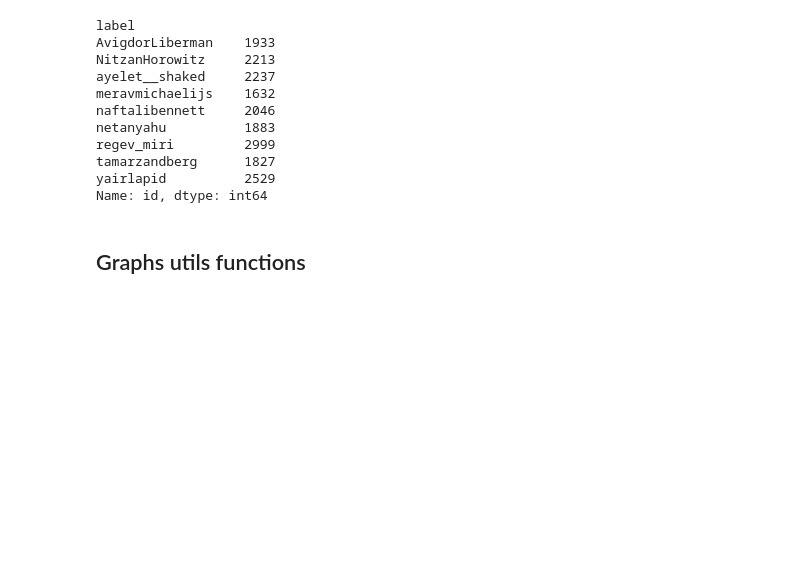
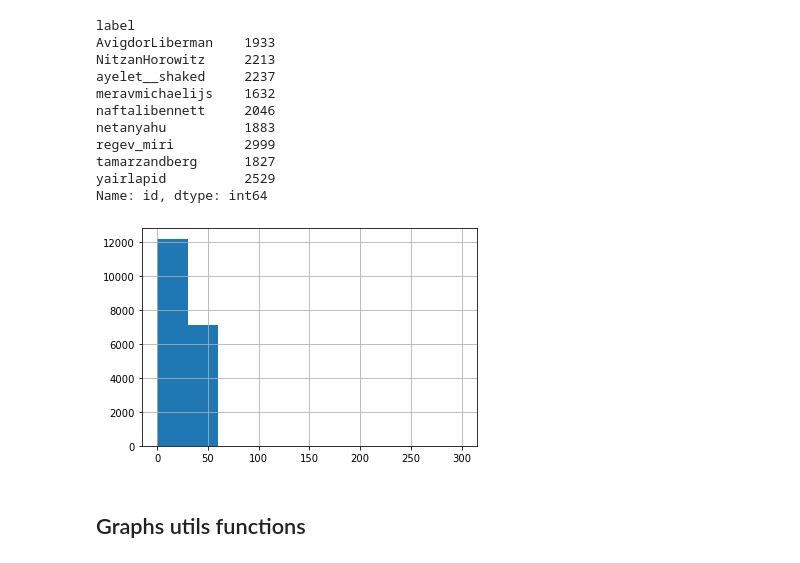
Before and after one commit to yanirelfasy/hnlp, a Jupyter notebook: hnlp_twitter_test/twitter_test.ipynb, the cells around one changed output. Drawn from its saved outputs; the diff is of its cells as text; code cells hidden in the pictures; blank space fills up the shorter version.

Commit message:
graphs and code style

```diff
--- a/hnlp_twitter_test/twitter_test.ipynb
+++ b/hnlp_twitter_test/twitter_test.ipynb
@@ -143,6 +143,15 @@ regev_miri         2999
 tamarzandberg      1827
 yairlapid          2529
 Name: id, dtype: int64
+# %%
+def plot_word_number_histogram(text):
+    text.str.split().\
+        map(lambda x: len(x)).\
+        hist(range=(0,300))
+
+plot_word_number_histogram(all_data["text"])
+# %% [output]
+[figure, added]
 # %% [markdown]
 ## Graphs utils functions
 # %%
```
Also changed, not shown: parts of 31 cells of this notebook, 20 other files.
